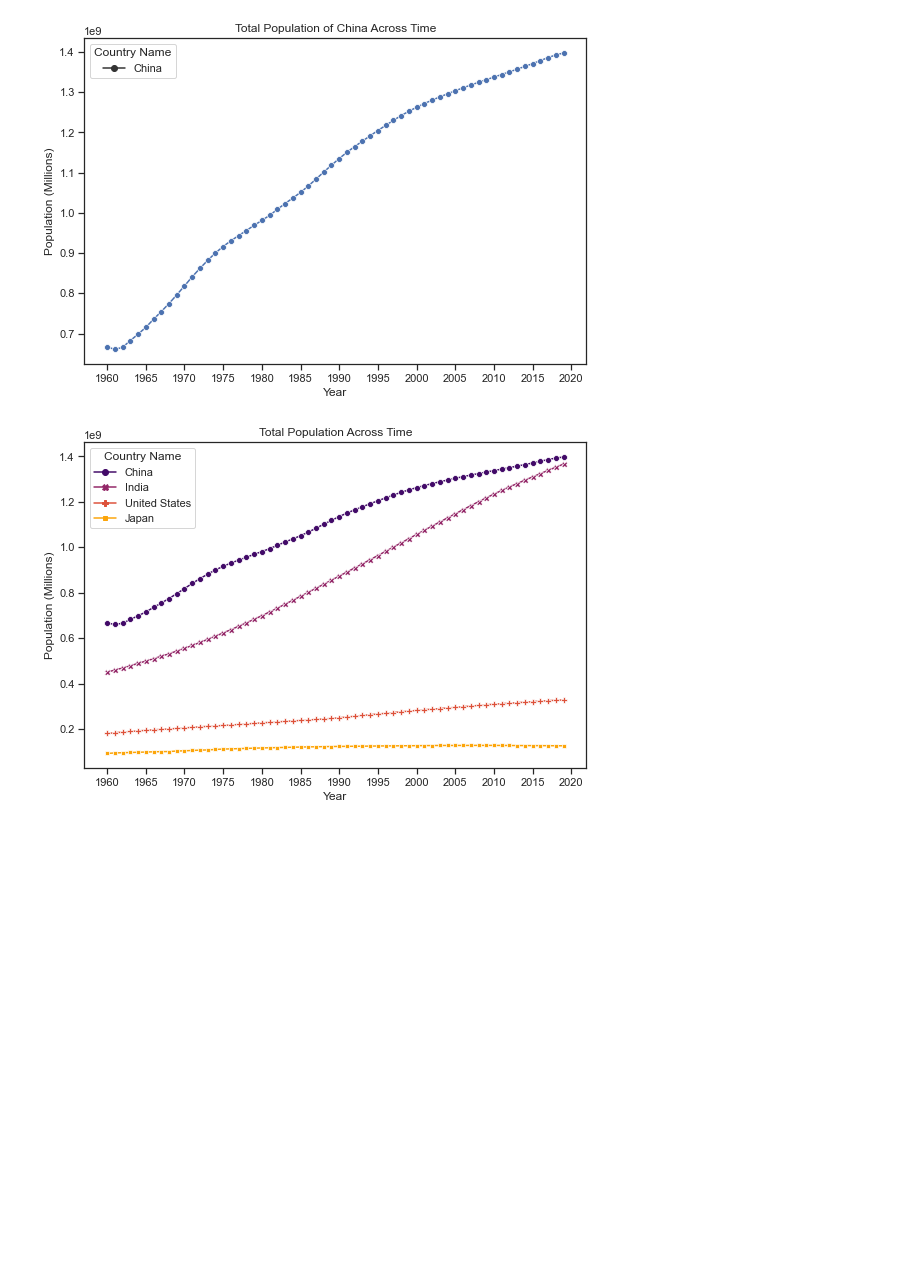
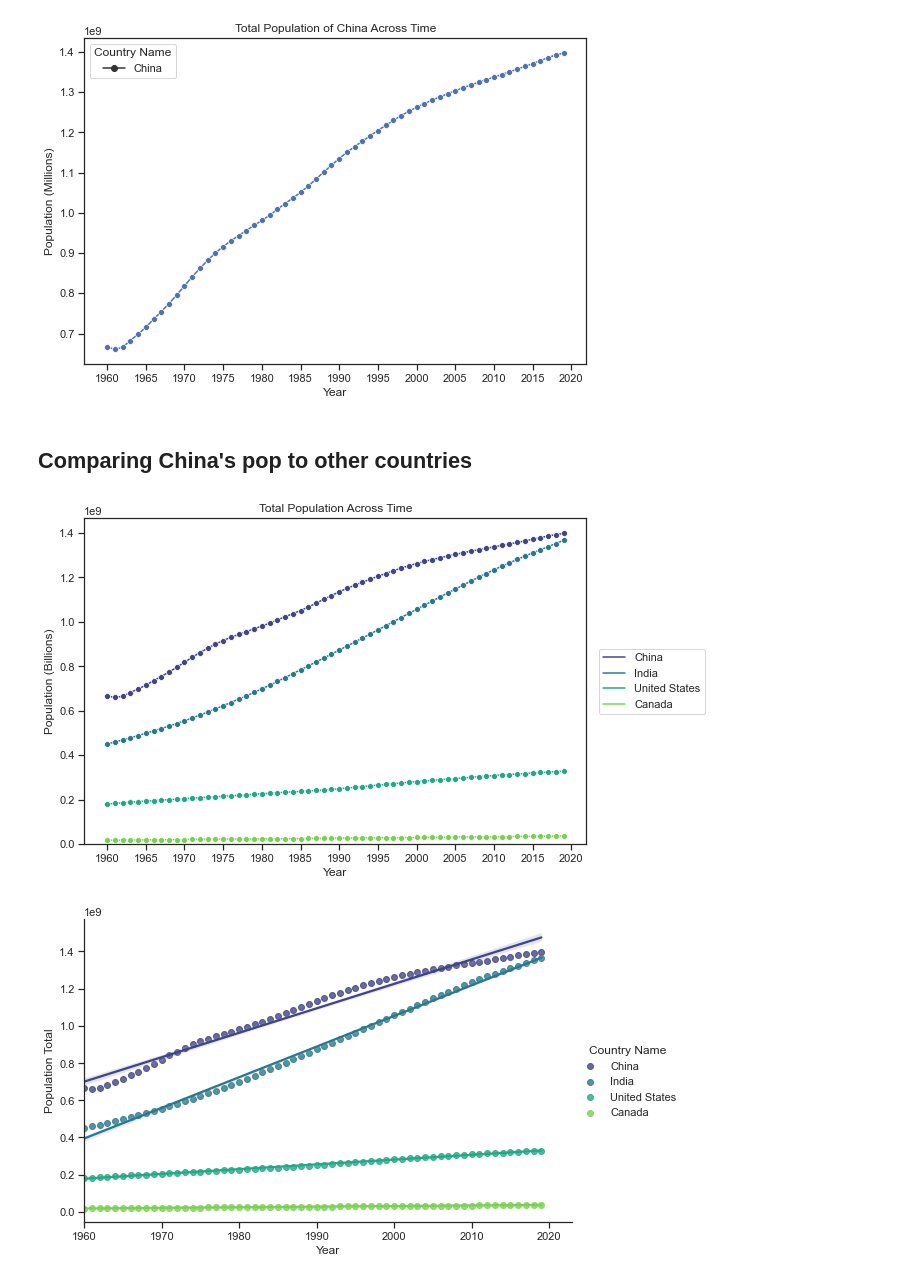
Before and after one commit to annapoliswu/CISC367_Final, a Jupyter notebook: messy-china-population-analysis.ipynb, the cells around one changed output. Drawn from its saved outputs; the diff is of its cells as text; code cells hidden in the pictures; blank space fills up the shorter version.

```diff
--- a/messy-china-population-analysis.ipynb
+++ b/messy-china-population-analysis.ipynb
@@ -73,7 +75,8 @@ sns.set_style("ticks")
 popTotal = pd.read_csv('data/PopulationTotal_All.csv',sep='\t',skiprows=4)
 popTotal = popTotal.drop(columns=["Indicator Name", "Indicator Code"])
 popTotal = pd.melt(popTotal, id_vars=["Country Name", "Country Code"], var_name='Year', value_name="Population Total")
+popTotal["Year"] = popTotal["Year"].astype(int)
 popTotal[popTotal["Population Total"].isna()]
 
 chinaTotal = popTotal[popTotal["Country Name"] == "China"].sort_values("Year")
-#chinaTotal
+chinaTotal
@@ -101,24 +120,35 @@ chinaTotalPlot.set(xlabel='Year', ylabel="Population (Millions)", title="Total P
 plt.show()
 # %% [output]
 [figure]
+# %% [markdown]
+## Comparing China's pop to other countries
 # %%
 fig, ax = plt.subplots()
-df = popTotal[popTotal['Country Name'].isin(['China', 'United States', 'India', 'Japan'])]
+
+countries = ["China", "India", "United States", "Canada"]
+
+df = popTotal[popTotal['Country Name'].isin(countries)]
 df_plot = sns.lineplot(x = 'Year',
                         y = 'Population Total',
                         data = df,
                         hue = 'Country Name',
-                        style = 'Country Name',
+                        marker = 'o',
                         markers = True,
                         dashes = False,
                         markersize = 6,
-                        hue_order = ["China", "India", "United States", "Japan"],
-                        palette = 'inferno'
+                        hue_order = countries,
+                        palette = 'viridis'
                       )
 
 
 ax.xaxis.set_major_locator(plt.MultipleLocator(5))
-df_plot.set(xlabel='Year', ylabel="Population (Millions)", title="Total Population Across Time")
+df_plot.set(xlabel='Year', ylabel="Population (Billions)", title="Total Population Across Time")
+plt.legend(bbox_to_anchor=(1.025, .6), loc=2, borderaxespad=0)
+plt.ylim(0)
 plt.show()
+
+#seaborn doesn't let you get slope and intercept for reg??
+sns.lmplot(x="Year", y="Population Total", data=df, hue="Country Name", palette = 'viridis', hue_order = countries, aspect = 1.5);
 # %% [output]
-[figure, old version]
+[figure, new version]
+[figure, added]
```
Also changed, not shown: parts of 8 cells of this notebook.
